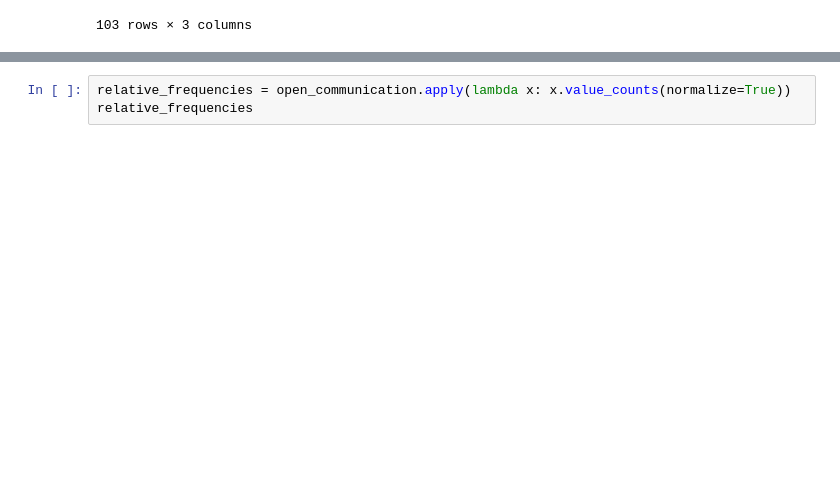
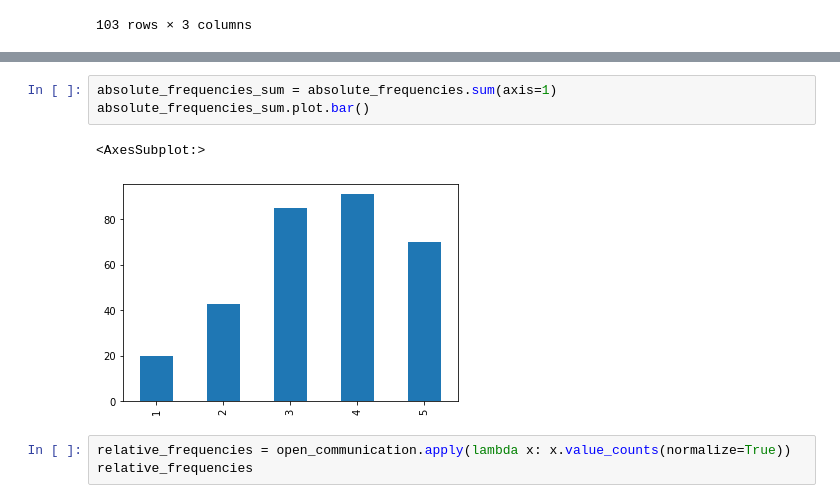
Before and after one commit to stathis99/Statistical-Analysis-for-Patient-Safety, a Jupyter notebook: 3. Results_Analysis.ipynb, the cells around one changed output, grey strips where cells are left out. Drawn from its saved outputs; the diff is of its cells as text; blank space fills up the shorter version.

```diff
--- a/3. Results_Analysis.ipynb
+++ b/3. Results_Analysis.ipynb
@@ -36,6 +38,12 @@ absolute_frequencies
 | 3 | 37 | 20 | 28 |
 | 4 | 17 | 42 | 32 |
 | 5 | 10 | 31 | 29 |
+# %%
+absolute_frequencies_sum = absolute_frequencies.sum(axis=1)
+absolute_frequencies_sum.plot.bar()
+# %% [output]
+<AxesSubplot:>
+[figure, added]
 # %%
 relative_frequencies = open_communication.apply(lambda x: x.value_counts(normalize=True))
 relative_frequencies
```
Also changed, not shown: parts of 21 cells of this notebook, 1 other file.
